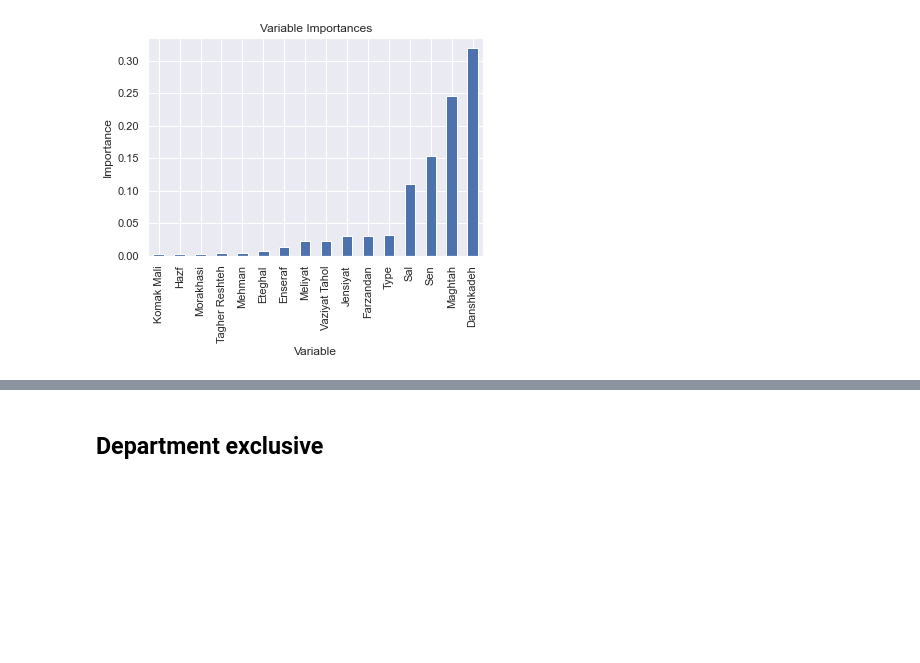
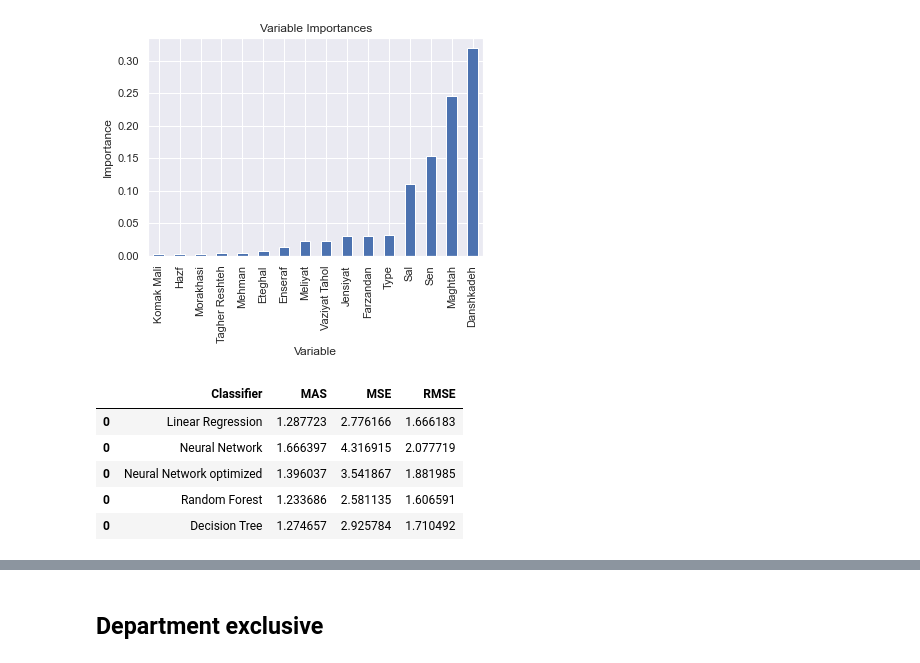
Before and after one commit to mghasemi19/ML_EconEduc, a Jupyter notebook: GPA_Regression.ipynb, the cells around one changed output, grey strips where cells are left out. Saved outputs shown, nothing was run; the diff lists cells and outputs as text; code cells hidden in the pictures; blank space fills up the shorter version.

```diff
--- a/GPA_Regression.ipynb
+++ b/GPA_Regression.ipynb
@@ -720,3 +753,13 @@ coeff_df_dt['Coefficient'].sort_values()[:].plot(kind='bar', grid=1)
 plt.ylabel('Importance'); plt.xlabel('Variable'); plt.title('Variable Importances');
 # %% [output]
 [figure]
+# %%
+#log = log.drop(['Neural Network'], axis=0, inplace=True)
+log.head()
+# %% [output]
+|  | Classifier | MAS | MSE | RMSE |
+| 0 | Linear Regression | 1.287723 | 2.776166 | 1.666183 |
+| 0 | Neural Network | 1.666397 | 4.316915 | 2.077719 |
+| 0 | Neural Network optimized | 1.396037 | 3.541867 | 1.881985 |
+| 0 | Random Forest | 1.233686 | 2.581135 | 1.606591 |
+| 0 | Decision Tree | 1.274657 | 2.925784 | 1.710492 |
```
Also changed, not shown: parts of 13 cells of this notebook, 1 other file.
